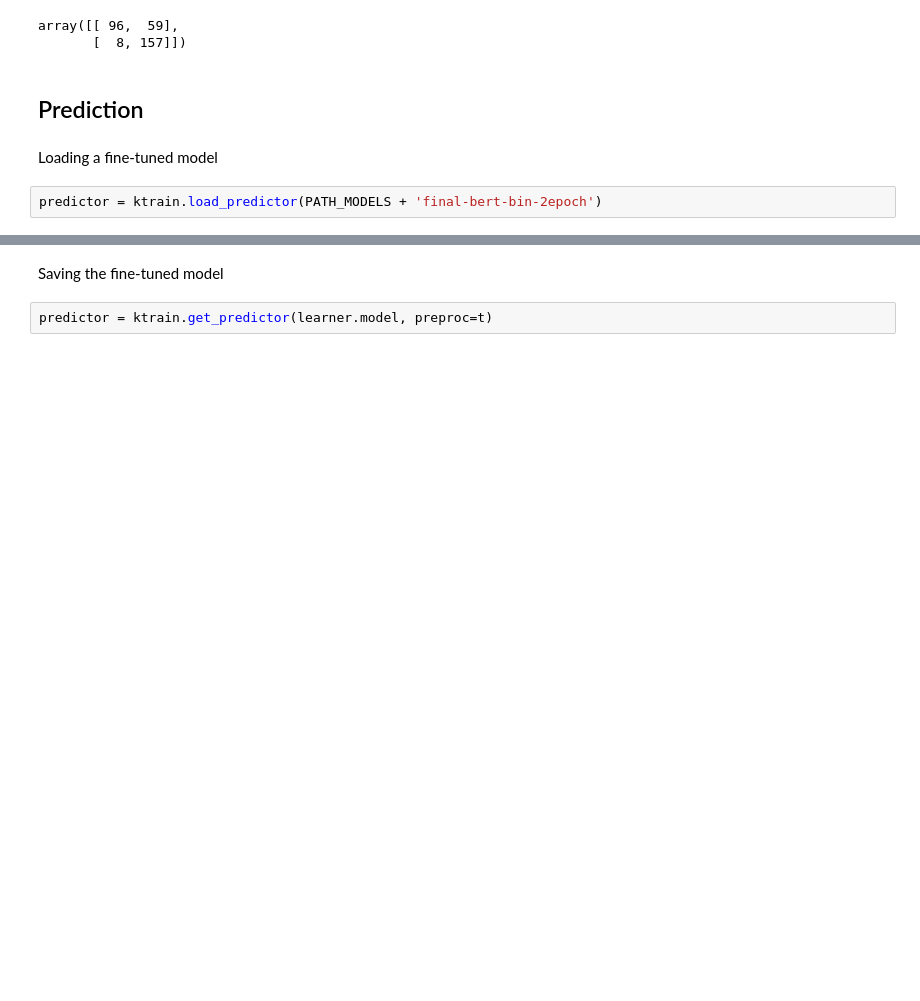
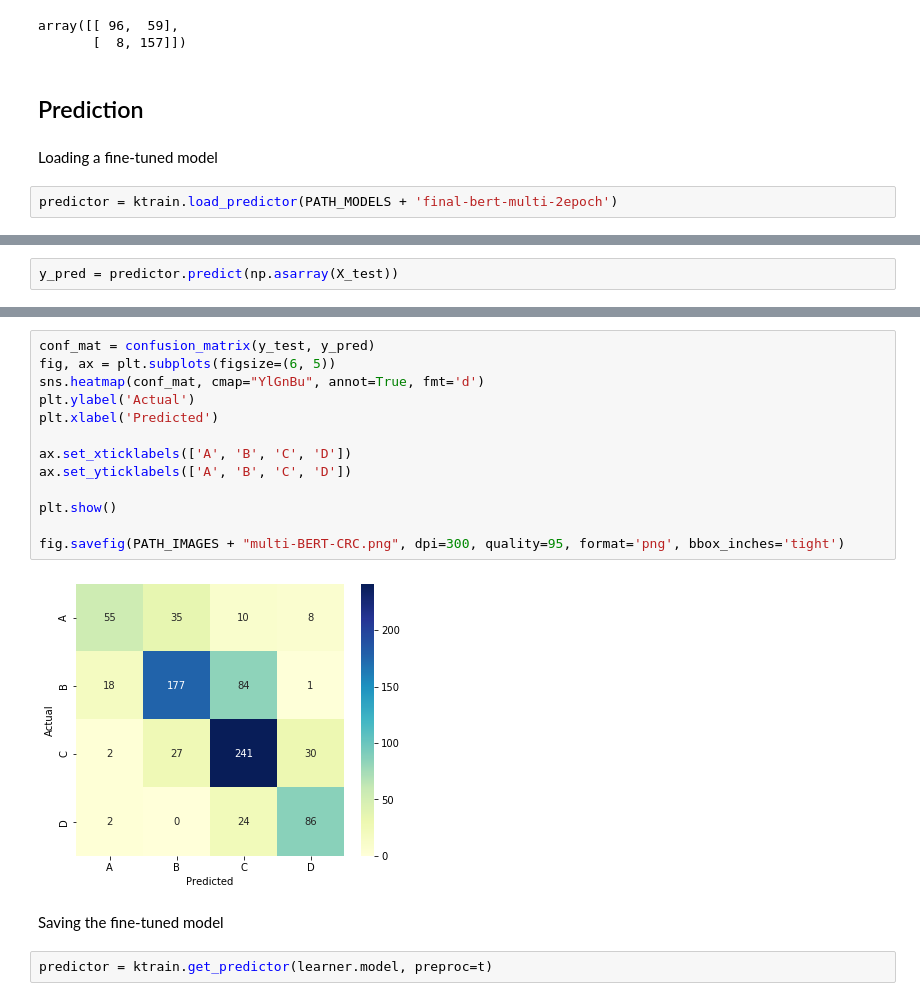
Before and after one commit to ugolbck/AFCC, a Jupyter notebook: notebooks/ktrain.ipynb, the cells around one changed output, grey strips where cells are left out. Saved outputs shown, nothing was run; the diff lists cells and outputs as text; blank space fills up the shorter version.

```diff
--- a/notebooks/ktrain.ipynb
+++ b/notebooks/ktrain.ipynb
@@ -156,5 +156,5 @@ array([[ 96,  59],
 # %% [markdown]
 Loading a fine-tuned model
 # %%
-predictor = ktrain.load_predictor(PATH_MODELS + 'final-bert-bin-2epoch')
+predictor = ktrain.load_predictor(PATH_MODELS + 'final-bert-multi-2epoch')
 # %%
@@ -162,3 +162,5 @@ print(predictor.predict(np.asarray(['this movie is genius'])))
 # %% [output]
 [interactive output not drawn]
 [0]
+# %%
+y_pred = predictor.predict(np.asarray(X_test))
@@ -165,3 +193,18 @@ print(predictor.predict(np.asarray(['this movie is genius'])))
+# %%
+conf_mat = confusion_matrix(y_test, y_pred)
+fig, ax = plt.subplots(figsize=(6, 5))
+sns.heatmap(conf_mat, cmap="YlGnBu", annot=True, fmt='d')
+plt.ylabel('Actual')
+plt.xlabel('Predicted')
+
+ax.set_xticklabels(['A', 'B', 'C', 'D'])
+ax.set_yticklabels(['A', 'B', 'C', 'D'])
+
+plt.show()
+
+fig.savefig(PATH_IMAGES + "multi-BERT-CRC.png", dpi=300, quality=95, format='png', bbox_inches='tight')
+# %% [output]
+[figure, added]
 # %% [markdown]
 Saving the fine-tuned model
 # %%
```
Also changed, not shown: parts of 9 cells of this notebook, 3 other files.
